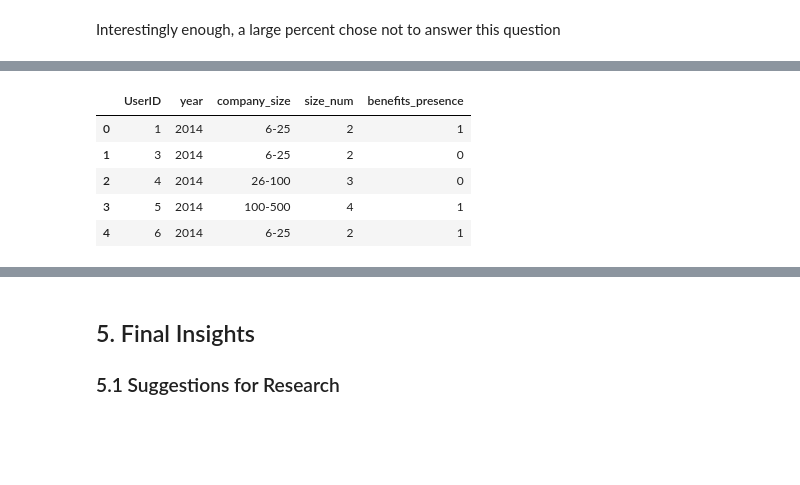
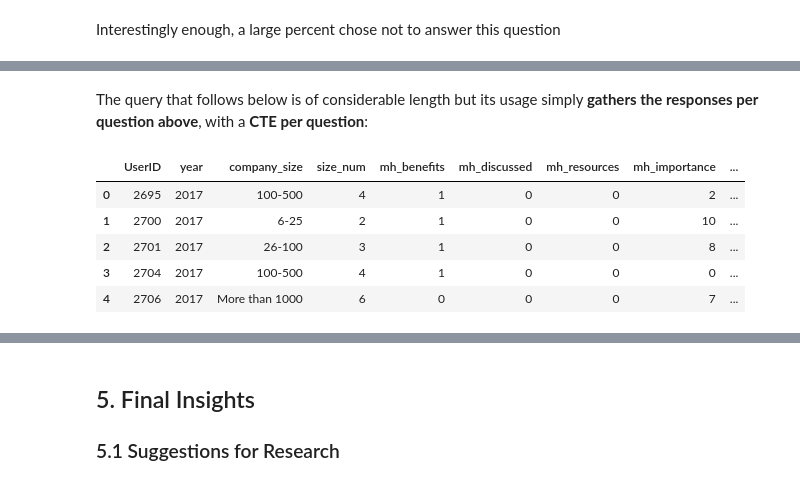
Before and after one commit to giddygarcia/Mental-Health-In-Tech, a Jupyter notebook: mental-health.ipynb, the cells around one changed output, grey strips where cells are left out. Drawn from its saved outputs; the diff is of its cells as text; code cells hidden in the pictures; blank space fills up the shorter version.

```diff
--- a/mental-health.ipynb
+++ b/mental-health.ipynb
@@ -612,3 +716,5 @@ plt.show()
+# %% [markdown]
+The query that follows below is of considerable length but its usage simply **gathers the responses per question above**, with a **CTE per question**:
 # %%
 query = """
         WITH company_size AS (
@@ -622,38 +728,90 @@ query = """
                                 WHEN AnswerText = '26-100' THEN 3
                                 WHEN AnswerText = '100-500' THEN 4
                                 WHEN AnswerText = '500-1000' THEN 5
                                 WHEN AnswerText = 'More than 1000' THEN 6
                         END AS size_num
                 FROM Answer
                 WHERE QuestionID = 8 AND AnswerText != -1
         ), benefits AS (
                 SELECT
                         SurveyID AS year,
                         UserID,
                         CASE
                                 WHEN AnswerText = 'Yes' THEN 1
                                 WHEN AnswerText = 'No' THEN 0
-                        END AS benefits_presence
+                        END AS mh_benefits
                 FROM Answer
                 WHERE QuestionID = 10
                         AND AnswerText IN ('Yes', 'No')
+        ), discussions AS (
+                SELECT
+                        SurveyID AS year,
+                        UserID,
+                        CASE
+                                WHEN AnswerText = 'Yes' THEN 1
+                                WHEN AnswerText = 'No' THEN 0
+                        END AS mh_discussed
+                FROM Answer
+                WHERE QuestionID = 15
+                        AND AnswerText IN ('Yes', 'No')
+        ), resources AS (
+                SELECT
+                        SurveyID AS year,
+                        UserID,
+                        CASE
+                                WHEN AnswerText = 'Yes' THEN 1
+                                WHEN AnswerText = 'No' THEN 0
+                        END AS mh_resources
+                FROM Answer
+                WHERE QuestionID = 16
+                        AND AnswerText IN ('Yes', 'No')
+        ), importance AS (
+                SELECT
+                        SurveyID AS year,
+                        UserID,
+                        CAST(AnswerText AS INTEGER) AS mh_importance
+                FROM Answer
+                WHERE QuestionID = 65
+                        AND AnswerText != -1
+        ), perception AS (
+                SELECT
+                        SurveyID AS year,
+                        UserID,
+                        CAST(AnswerText AS INTEGER) AS industry_perception
+                FROM Answer
+                WHERE QuestionID = 85
+                        AND AnswerText != -1
         ) SELECT
                 c.UserID,
                 c.year,
                 c.company_size,
                 c.size_num,
-                b.benefits_presence
+                b.mh_benefits,
+                d.mh_discussed,
+                r.mh_resources,
+                i.mh_importance,
+                p.industry_perception
         FROM company_size AS c
         JOIN benefits AS b
                 ON c.UserID = b.UserID AND c.year = b.year
+        JOIN discussions AS d
+                ON c.UserID = d.UserID AND c.year = d.year
+        JOIN resources AS r
+                ON c.UserID = r.UserID AND c.year = r.year
+        JOIN importance AS i
+                ON c.UserID = i.UserID AND c.year = i.year
+        JOIN perception AS p
+                ON c.UserID = p.UserID AND c.year = p.year
+        WHERE c.year != 2014
+        ORDER BY c.year
         """
 
 df_tech = pd.read_sql(query, con)
 df_tech.head()
 # %% [output]
-|  | UserID | year | company_size | size_num | benefits_presence |
-| 0 | 1 | 2014 | 6-25 | 2 | 1 |
-| 1 | 3 | 2014 | 6-25 | 2 | 0 |
-| 2 | 4 | 2014 | 26-100 | 3 | 0 |
-| 3 | 5 | 2014 | 100-500 | 4 | 1 |
-| 4 | 6 | 2014 | 6-25 | 2 | 1 |
+|  | UserID | year | company_size | size_num | mh_benefits | mh_discussed | mh_resources | mh_importance | ... |
+| 0 | 2695 | 2017 | 100-500 | 4 | 1 | 0 | 0 | 2 | ... |
+| 1 | 2700 | 2017 | 6-25 | 2 | 1 | 0 | 0 | 10 | ... |
+| 2 | 2701 | 2017 | 26-100 | 3 | 1 | 0 | 0 | 8 | ... |
+| 3 | 2704 | 2017 | 100-500 | 4 | 1 | 0 | 0 | 0 | ... |
+| 4 | 2706 | 2017 | More than 1000 | 6 | 0 | 0 | 0 | 7 | ... |
```
Also changed, not shown: parts of 60 cells of this notebook.
